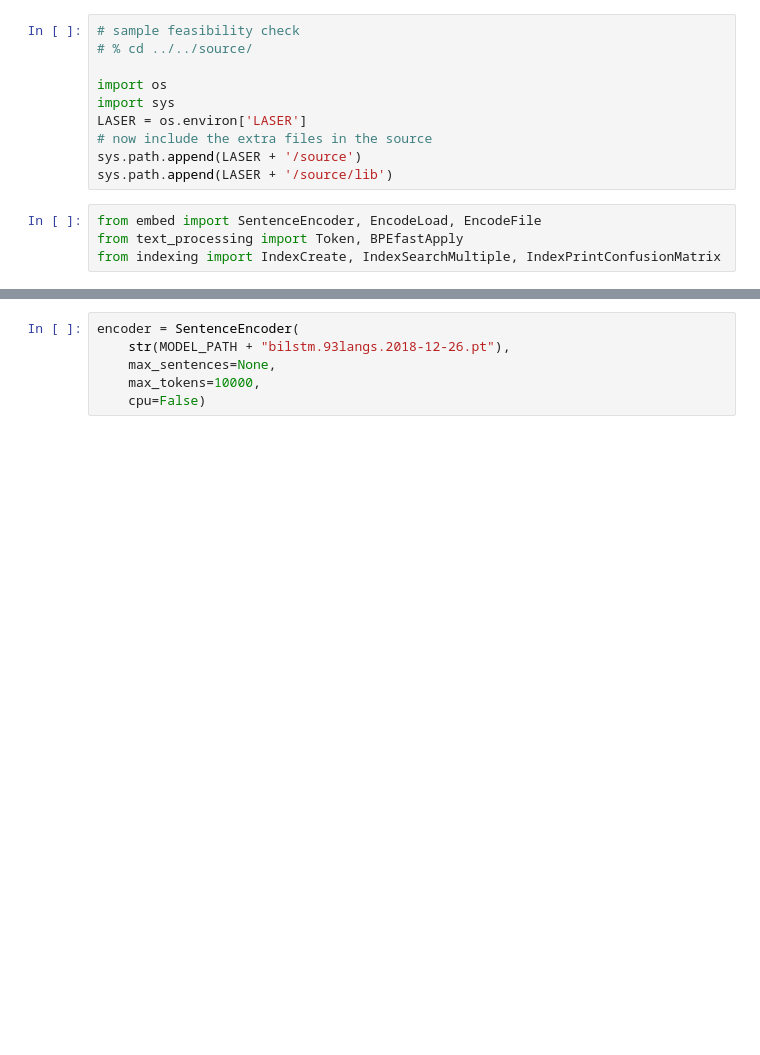
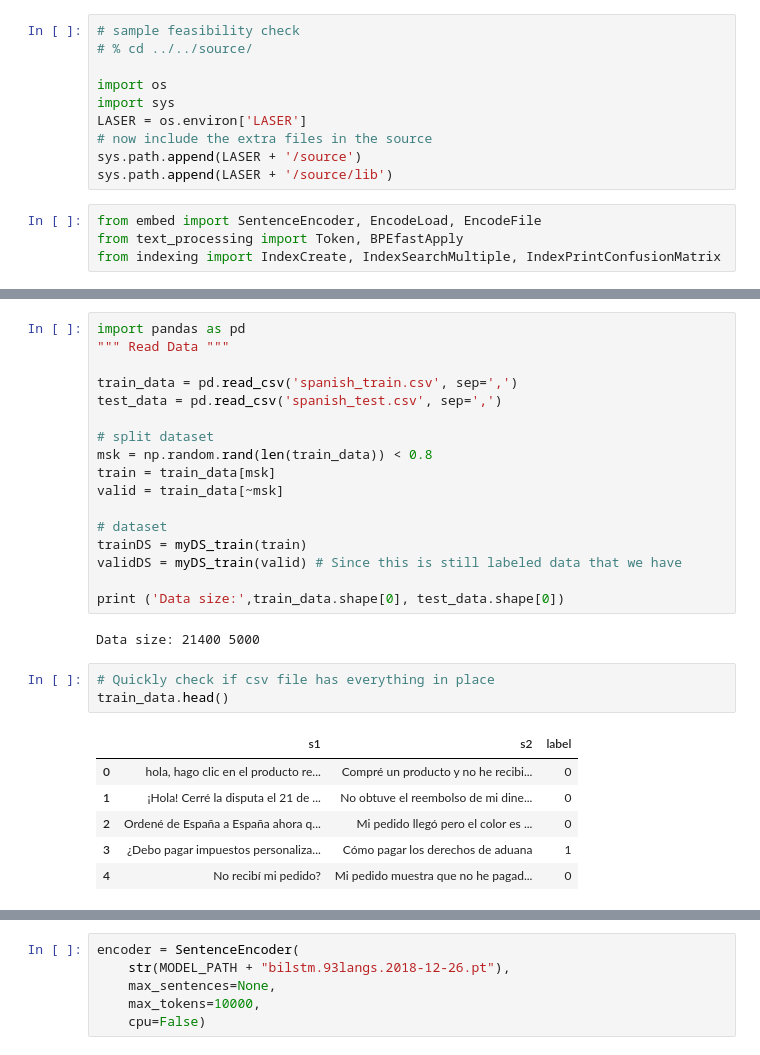
Before and after one commit to VindhyaSRajan/Multi_Lingual_Theme_Prediction, a Jupyter notebook: SiameseMitLASER.ipynb, the cells around one changed output, grey strips where cells are left out. Drawn from its saved outputs; the diff is of its cells as text; blank space fills up the shorter version.

```diff
--- a/SiameseMitLASER.ipynb
+++ b/SiameseMitLASER.ipynb
@@ -980,0 +1174,29 @@ from indexing import IndexCreate, IndexSearchMultiple, IndexPrintConfusionMatrix
+# %%
+import pandas as pd
+""" Read Data """
+
+train_data = pd.read_csv('spanish_train.csv', sep=',')
+test_data = pd.read_csv('spanish_test.csv', sep=',')
+
+# split dataset
+msk = np.random.rand(len(train_data)) < 0.8
+train = train_data[msk]
+valid = train_data[~msk]
+
+# dataset
+trainDS = myDS_train(train)
+validDS = myDS_train(valid) # Since this is still labeled data that we have
+
+print ('Data size:',train_data.shape[0], test_data.shape[0])
+# %% [output]
+Data size: 21400 5000
+# %%
+# Quickly check if csv file has everything in place
+train_data.head()
+# %% [output]
+|  | s1 | s2 | label |
+| 0 | hola, hago clic en el producto re... | Compré un producto y no he recibi... | 0 |
+| 1 | ¡Hola! Cerré la disputa el 21 de ... | No obtuve el reembolso de mi dine... | 0 |
+| 2 | Ordené de España a España ahora q... | Mi pedido llegó pero el color es ... | 0 |
+| 3 | ¿Debo pagar impuestos personaliza... | Cómo pagar los derechos de aduana | 1 |
+| 4 | No recibí mi pedido? | Mi pedido muestra que no he pagad... | 0 |
```
Also changed, not shown: parts of 42 cells of this notebook.
